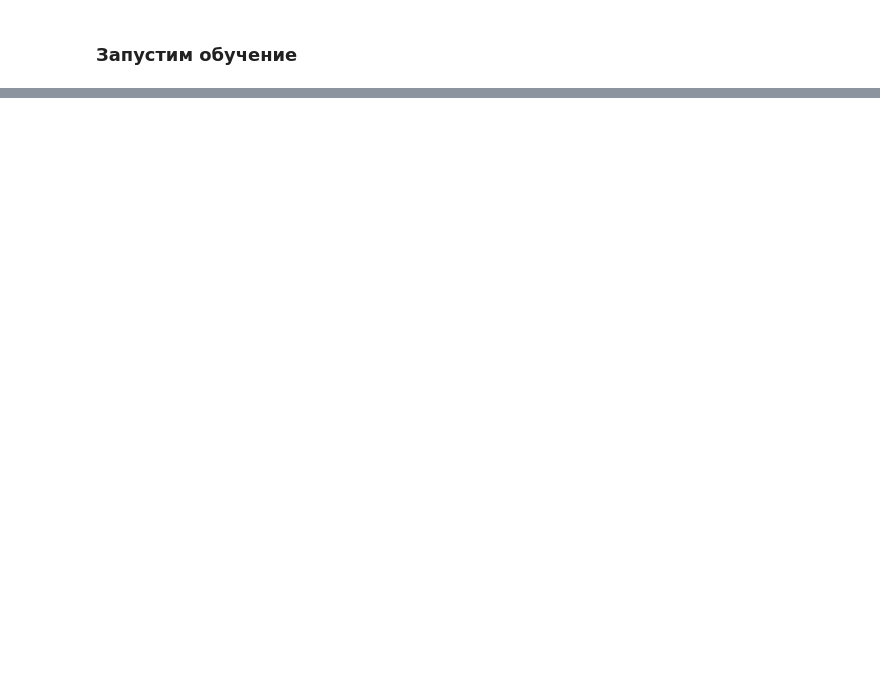
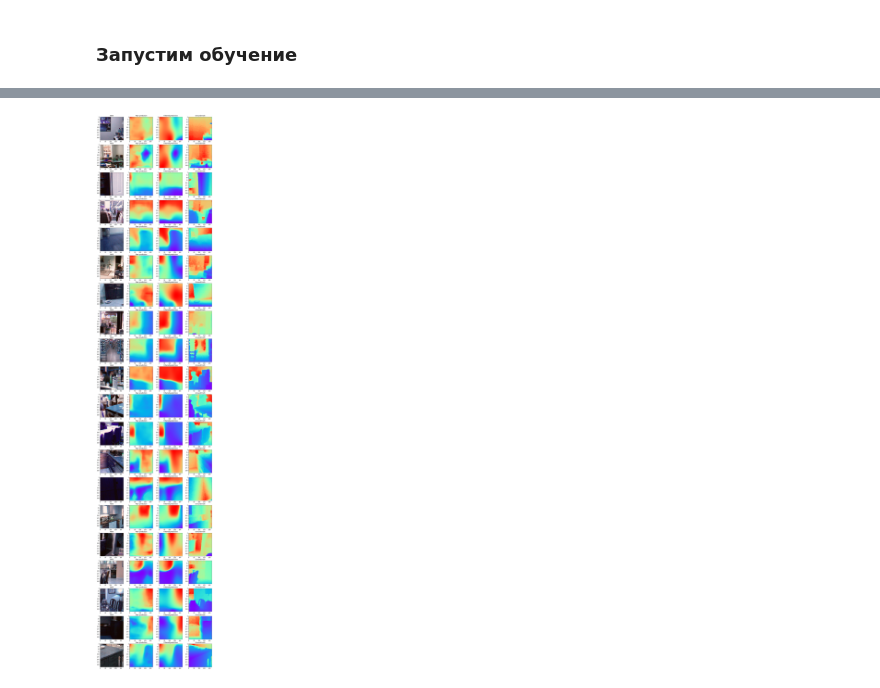
Before and after one commit to CnnDepth/FCRN_notebooks, a Jupyter notebook: Apply_filters.ipynb, the cells around one changed output, grey strips where cells are left out. Cells and saved outputs as stored; diff of their text form; code cells hidden in the pictures; blank space fills up the shorter version.

```diff
--- a/Apply_filters.ipynb
+++ b/Apply_filters.ipynb
@@ -137,0 +205,38 @@ plt.plot(loss_history)
+# %%
+predictions_to_see = depths_sample_predicted[::50]
+filtered_predictions_to_see = sample_predictions_filtered[::50]
+gts_to_see = depths_sample[:50]
+rgbs_to_see = rgbs_sample[:50]
+# %%
+def unpreprocess(image):
+    img_min = -123
+    img_max = 151
+    return (image - img_min) / (img_max - img_min)
+# %%
+from tqdm import tqdm
+
+n = len(predictions_to_see)
+plt.figure(figsize=(16, n * 4))
+for i in tqdm(range(n)):
+    plt.subplot(n, 4, i * 4 + 1)
+    plt.title('RGB', fontsize=12)
+    plt.imshow(unpreprocess(rgbs_to_see[i]))
+
+    plt.subplot(n, 4, i * 4 + 2)
+    plt.title('Raw prediction', fontsize=12)
+    plt.imshow(predictions_to_see[i] / 10., cmap='rainbow')
+
+    plt.subplot(n, 4, i * 4 + 3)
+    plt.title('Filtered prediction', fontsize=12)
+    filtered_prediction = apply_gaussian_filter(predictions_to_see[i],
+                                                filtered_predictions_to_see[i],
+                                                sigma=7,
+                                                k=7
+                                                )
+    plt.imshow(filtered_prediction, cmap='rainbow')
+
+    plt.subplot(n, 4, i * 4 + 4)
+    plt.title('Ground truth', fontsize=12)
+    plt.imshow(gts_to_see[i], cmap='rainbow')
+# %% [output]
+[figure, added]
```
Also changed, not shown: parts of 37 cells of this notebook.
